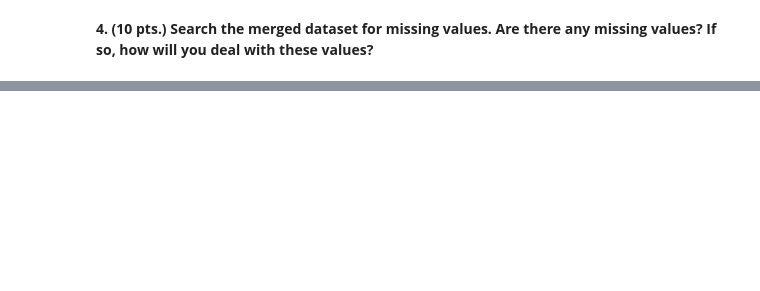
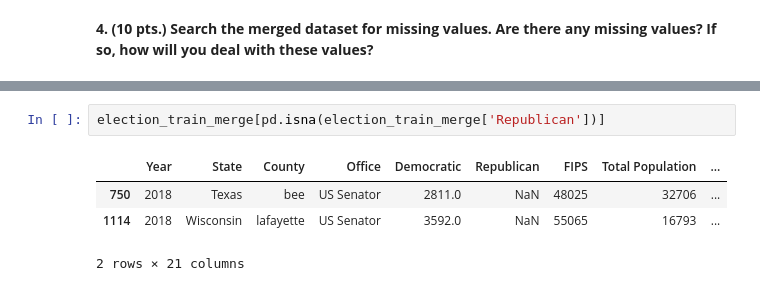
Before and after one commit to laxmena/2018Election-Data-Visualization, a Jupyter notebook: EDA-2018SenateElections.ipynb, the cells around one changed output, grey strips where cells are left out. Saved outputs shown, nothing was run; the diff lists cells and outputs as text; blank space fills up the shorter version.

```diff
--- a/EDA-2018SenateElections.ipynb
+++ b/EDA-2018SenateElections.ipynb
@@ -177,0 +185,7 @@ election_train_merge.describe()
+# %%
+election_train_merge[pd.isna(election_train_merge['Republican'])]
+# %% [output]
+|  | Year | State | County | Office | Democratic | Republican | FIPS | Total Population | ... |
+| 750 | 2018 | Texas | bee | US Senator | 2811.0 | NaN | 48025 | 32706 | ... |
+| 1114 | 2018 | Wisconsin | lafayette | US Senator | 3592.0 | NaN | 55065 | 16793 | ... |
+2 rows × 21 columns
```
Also changed, not shown: parts of 3 cells of this notebook.
